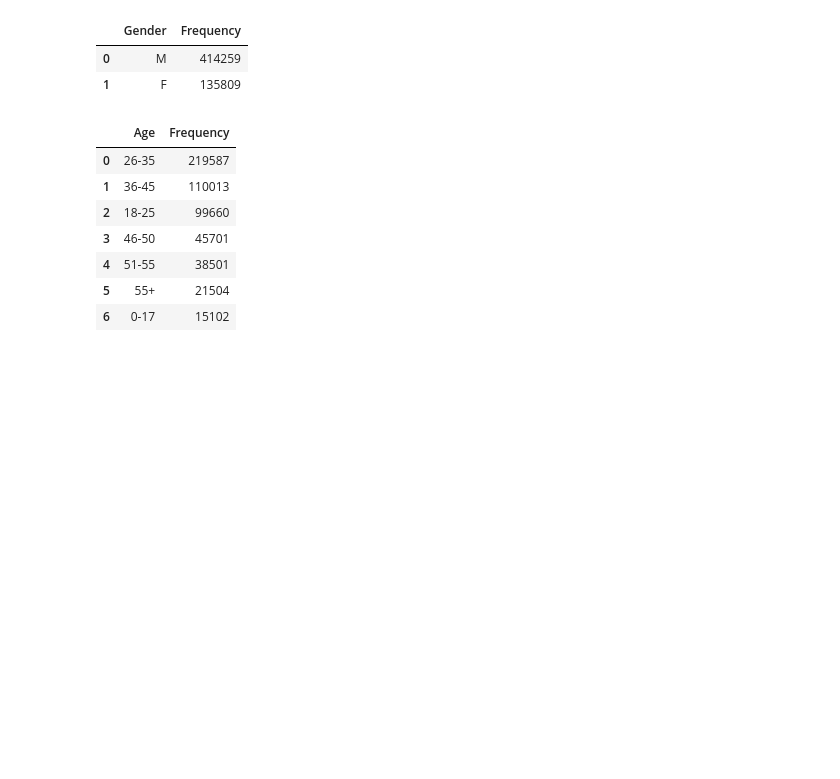
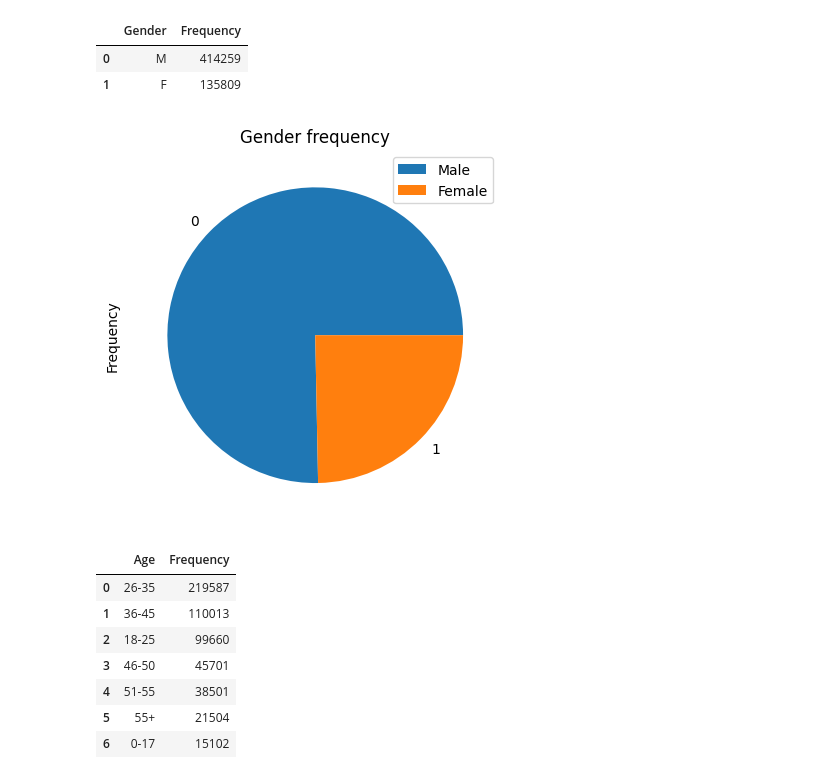
Before and after one commit to DulanjaliLiyanage/UOM-Data-Science-Project-CS5617, a Jupyter notebook: Project/239162A - CS5617 - Data Science.ipynb, the cells around one changed output. Drawn from its saved outputs; the diff is of its cells as text; code cells hidden in the pictures; blank space fills up the shorter version.

```diff
--- a/Project/239162A - CS5617 - Data Science.ipynb
+++ b/Project/239162A - CS5617 - Data Science.ipynb
@@ -177,6 +178,13 @@ gender_freq
 |  | Gender | Frequency |
 | 0 | M | 414259 |
 | 1 | F | 135809 |
+# %%
+gender_freq.plot.pie(x='Gender',y='Frequency', rot=0)
+plt.legend(["Male", "Female"])
+plt.title("Gender frequency")
+plt.savefig("gender_freq.png")
+# %% [output]
+[figure, added]
 # %%
 age_freq = df.Age.value_counts()
 age_freq = pd.DataFrame({'Age': age_freq.index, 'Frequency': age_freq.values})
```
Also changed, not shown: parts of 24 cells of this notebook, 20 other files.
